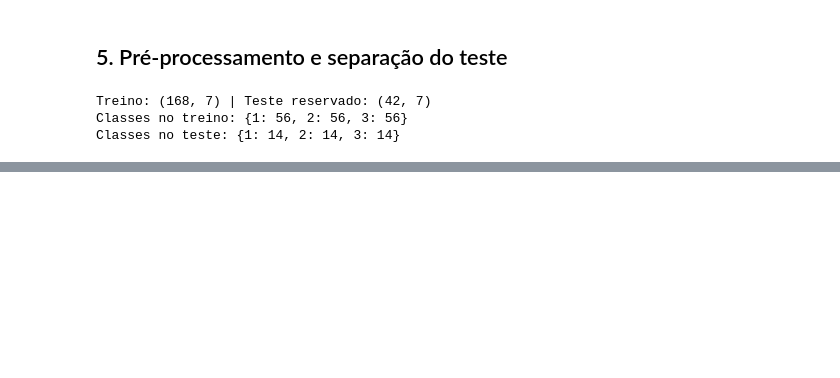
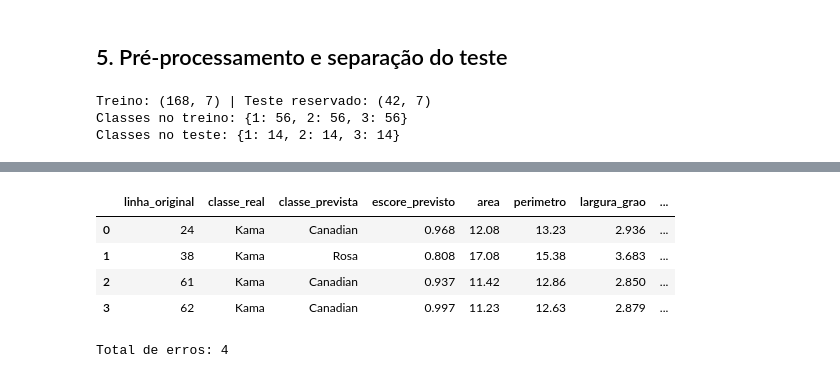
Before and after one commit to gabriel-felix-dev/machine-learning-av2, a Jupyter notebook: machine_learning_av2.ipynb, the cells around one changed output, grey strips where cells are left out. Drawn from its saved outputs; the diff is of its cells as text; code cells hidden in the pictures; blank space fills up the shorter version.

```diff
--- a/machine_learning_av2.ipynb
+++ b/machine_learning_av2.ipynb
@@ -344,0 +302,22 @@ Formato do treino selecionado: (168, 4)
+# %%
+# Localizamos os exemplos incorretos sem ajustar novamente o classificador.
+previsoes_df_27_11 = pd.DataFrame({
+    "linha_original": X_teste.index.to_numpy() + 1,
+    "classe_real": y_teste.map(nomes_classes_27_11).to_numpy(),
+    "classe_prevista": pd.Series(previsoes_teste_27_11, index=X_teste.index).map(nomes_classes_27_11).to_numpy(),
+    "escore_previsto": probabilidades_teste_27_11.max(axis=1),
+}, index=X_teste.index)
+previsoes_df_27_11 = pd.concat([previsoes_df_27_11, X_teste[atributos_finais_27_11]], axis=1)
+erros_27_11 = previsoes_df_27_11.loc[
+    previsoes_df_27_11["classe_real"] != previsoes_df_27_11["classe_prevista"]
+].sort_values("linha_original")
+with pd.option_context("display.precision", 3):
+    display(erros_27_11.reset_index(drop=True).round(3))
+print("Total de erros:", len(erros_27_11))
+# %% [output]
+|  | linha_original | classe_real | classe_prevista | escore_previsto | area | perimetro | largura_grao | ... |
+| 0 | 24 | Kama | Canadian | 0.968 | 12.08 | 13.23 | 2.936 | ... |
+| 1 | 38 | Kama | Rosa | 0.808 | 17.08 | 15.38 | 3.683 | ... |
+| 2 | 61 | Kama | Canadian | 0.937 | 11.42 | 12.86 | 2.850 | ... |
+| 3 | 62 | Kama | Canadian | 0.997 | 11.23 | 12.63 | 2.879 | ... |
+Total de erros: 4
```
Also changed, not shown: parts of 33 cells of this notebook, 1 other file.
